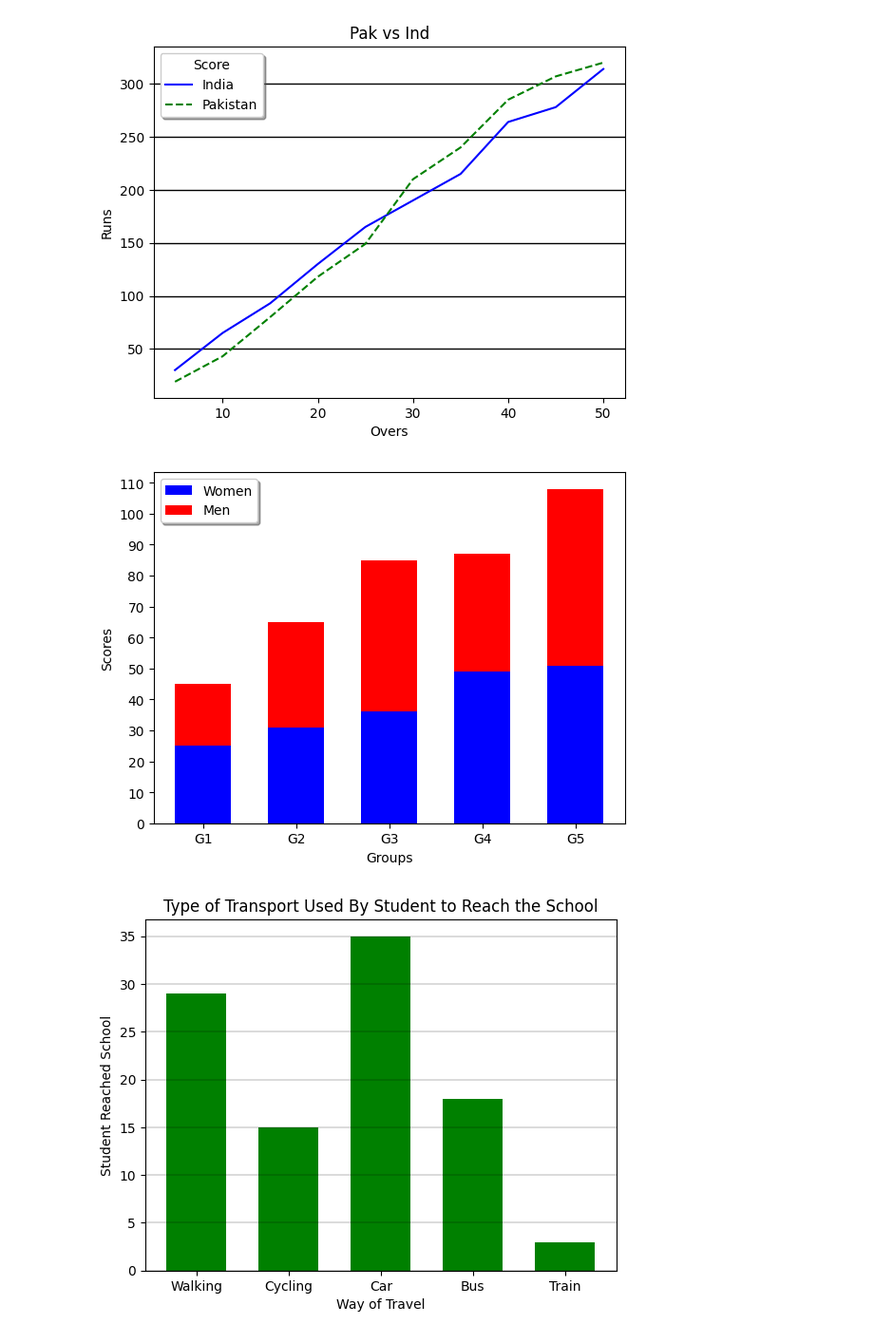
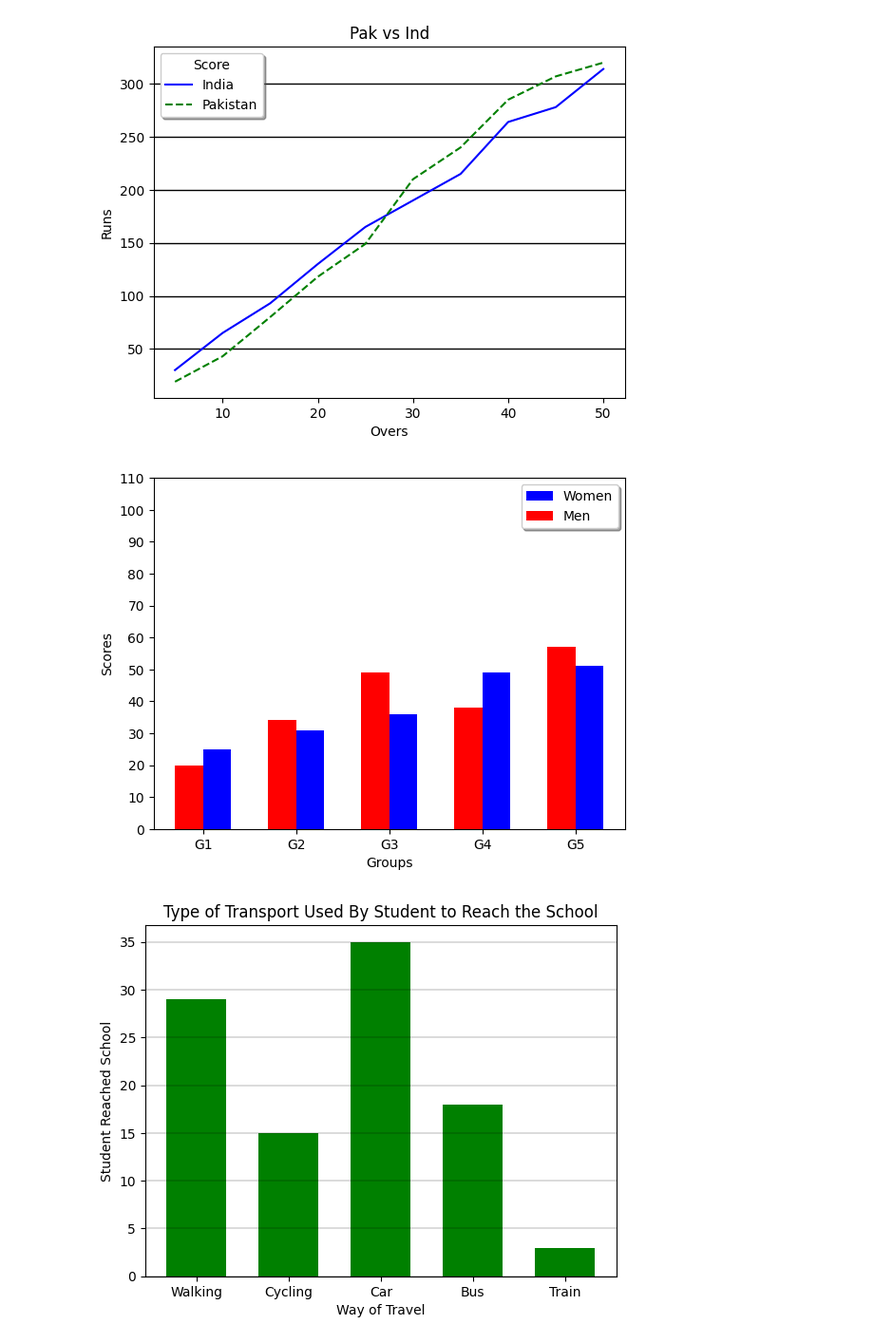
Before and after one commit to Hasnain-Sidd/Data-Science, a Jupyter notebook: Matplotlib.ipynb, the cells around one changed output. Shown at 95% size. Drawn from its saved outputs; the diff is of its cells as text; code cells hidden in the pictures.

```diff
--- a/Matplotlib.ipynb
+++ b/Matplotlib.ipynb
@@ -60,19 +60,19 @@ plt.show()
 # %%
 # Bar Graph
 menmeans=[20,34,49,38,57]
 womenMeans=[25,31,36,49,51]
 gr=np.arange(5)
-plt.bar(gr,womenMeans,color='blue',width=.60)
-plt.bar(gr,menmeans,bottom=womenMeans,color='red',width=.60)
+plt.bar(gr,womenMeans,color='blue',width=.30)
+plt.bar(gr-.30,menmeans,color='red',width=.30)
 plt.xlabel("Groups")
 plt.ylabel("Scores")
-plt.xticks(gr,('G1','G2','G3','G4','G5'))
+plt.xticks(gr-.15,('G1','G2','G3','G4','G5'))
 plt.yticks(np.arange(0,120,10))
 plt.legend(labels=('Women','Men'),loc='best',shadow=True)
 
 plt.show()
 # %% [output]
-[figure, old version]
+[figure, new version]
 # %%
 # Way OF Convice Used by Student to Raeech the School
 x=['Walking','Cycling','Car','Bus','Train']
```
Also changed, not shown: parts of 1 cell of this notebook.
